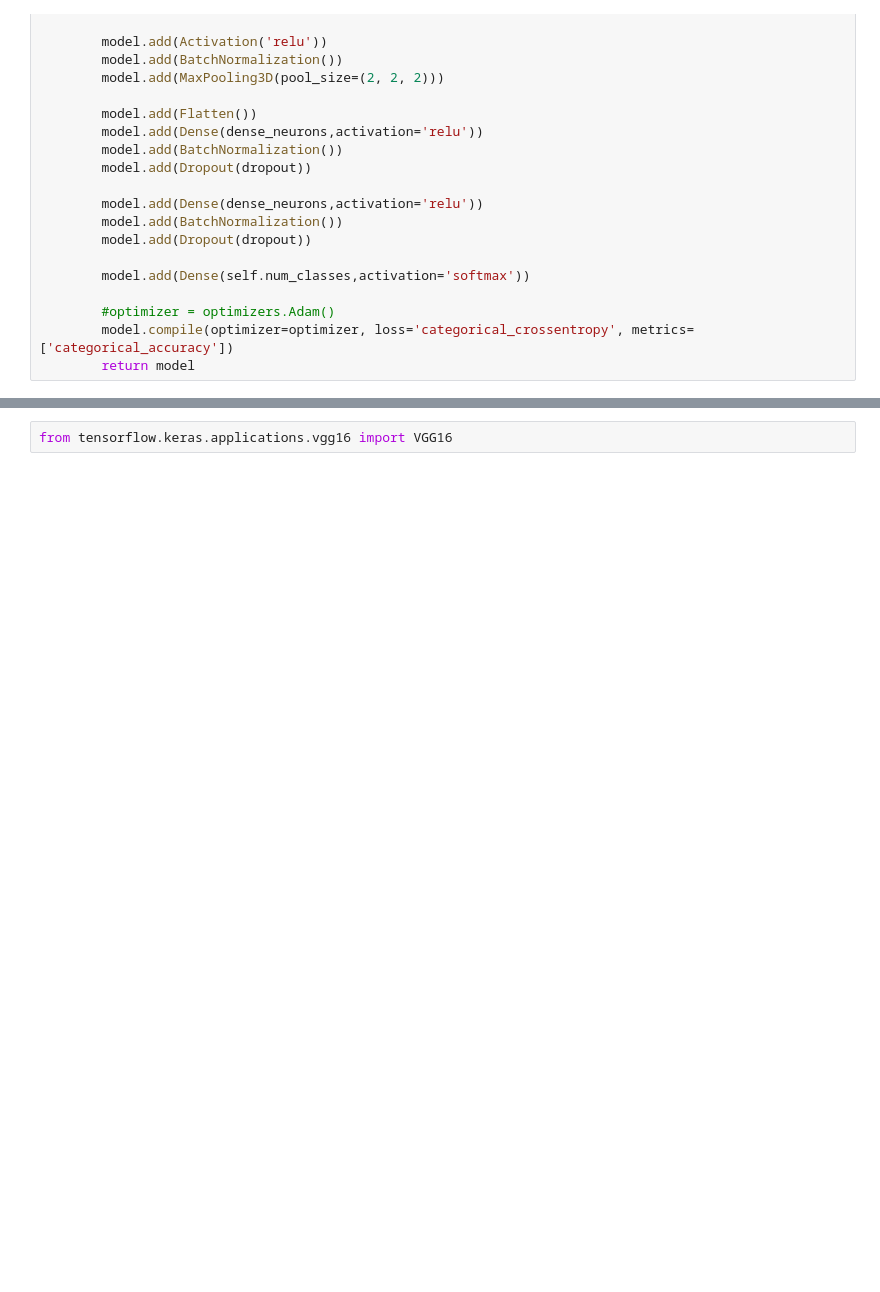
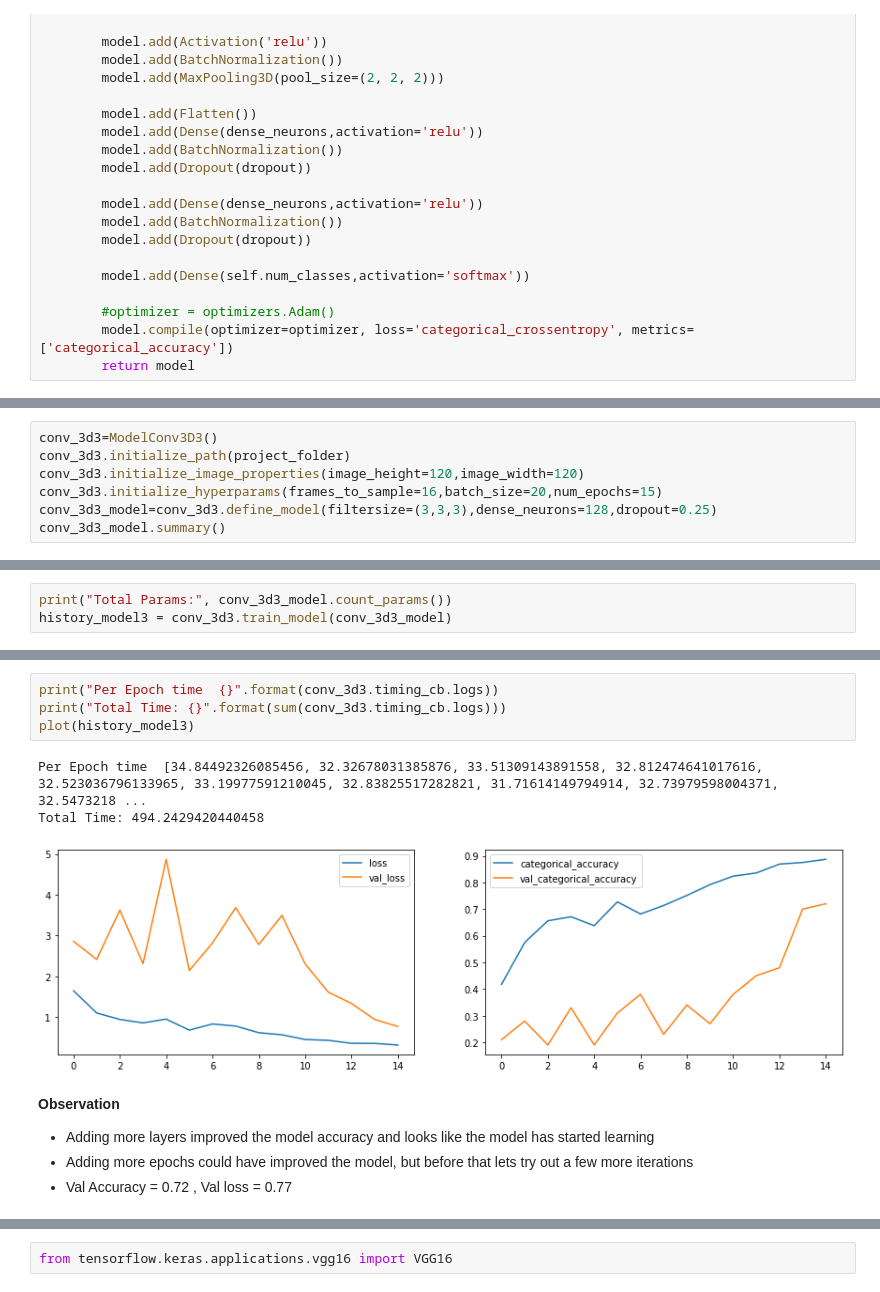
Before and after one commit to rramchan12/Gesture-Recognition-CaseStudy-IITB, a Jupyter notebook: Gesture_Recognition_Iter1.ipynb, the cells around one changed output, grey strips where cells are left out. Drawn from its saved outputs; the diff is of its cells as text; blank space fills up the shorter version.

```diff
--- a/Gesture_Recognition_Iter1.ipynb
+++ b/Gesture_Recognition_Iter1.ipynb
@@ -1043,0 +1109,7 @@ We will try to increase the size of the convolution filter to see if there is a
+# %%
+conv_3d3=ModelConv3D3()
+conv_3d3.initialize_path(project_folder)
+conv_3d3.initialize_image_properties(image_height=120,image_width=120)
+conv_3d3.initialize_hyperparams(frames_to_sample=16,batch_size=20,num_epochs=15)
+conv_3d3_model=conv_3d3.define_model(filtersize=(3,3,3),dense_neurons=128,dropout=0.25)
+conv_3d3_model.summary()
@@ -1043,0 +1134,3 @@ We will try to increase the size of the convolution filter to see if there is a
+# %%
+print("Total Params:", conv_3d3_model.count_params())
+history_model3 = conv_3d3.train_model(conv_3d3_model)
@@ -1043,0 +1155,14 @@ We will try to increase the size of the convolution filter to see if there is a
+# %%
+print("Per Epoch time  {}".format(conv_3d3.timing_cb.logs))
+print("Total Time: {}".format(sum(conv_3d3.timing_cb.logs)))
+plot(history_model3)
+# %% [output]
+Per Epoch time  [34.84492326085456, 32.32678031385876, 33.51309143891558, 32.812474641017616, 32.523036796133965, 33.19977591210045, 32.83825517282821, 31.71614149794914, 32.73979598004371, 32.5473218 ...
+Total Time: 494.2429420440458
+[figure, added]
+# %% [markdown]
+**Observation**
+
+- Adding more layers improved the model accuracy and looks like the model has started learning
+- Adding more epochs could have improved the model, but before that lets try out a few more iterations
+- Val Accuracy = 0.72 , Val loss = 0.77
```
Also changed, not shown: parts of 42 cells of this notebook.
